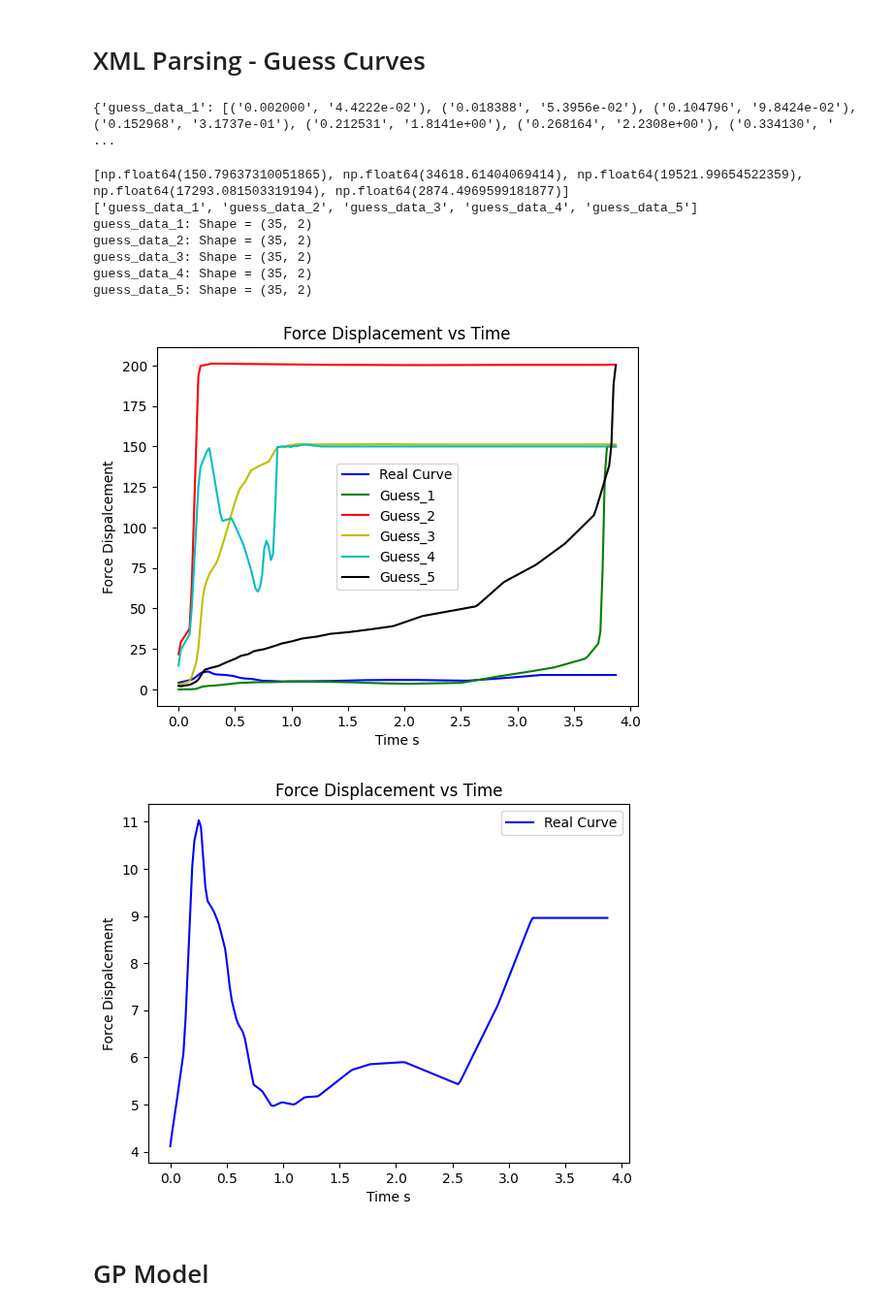
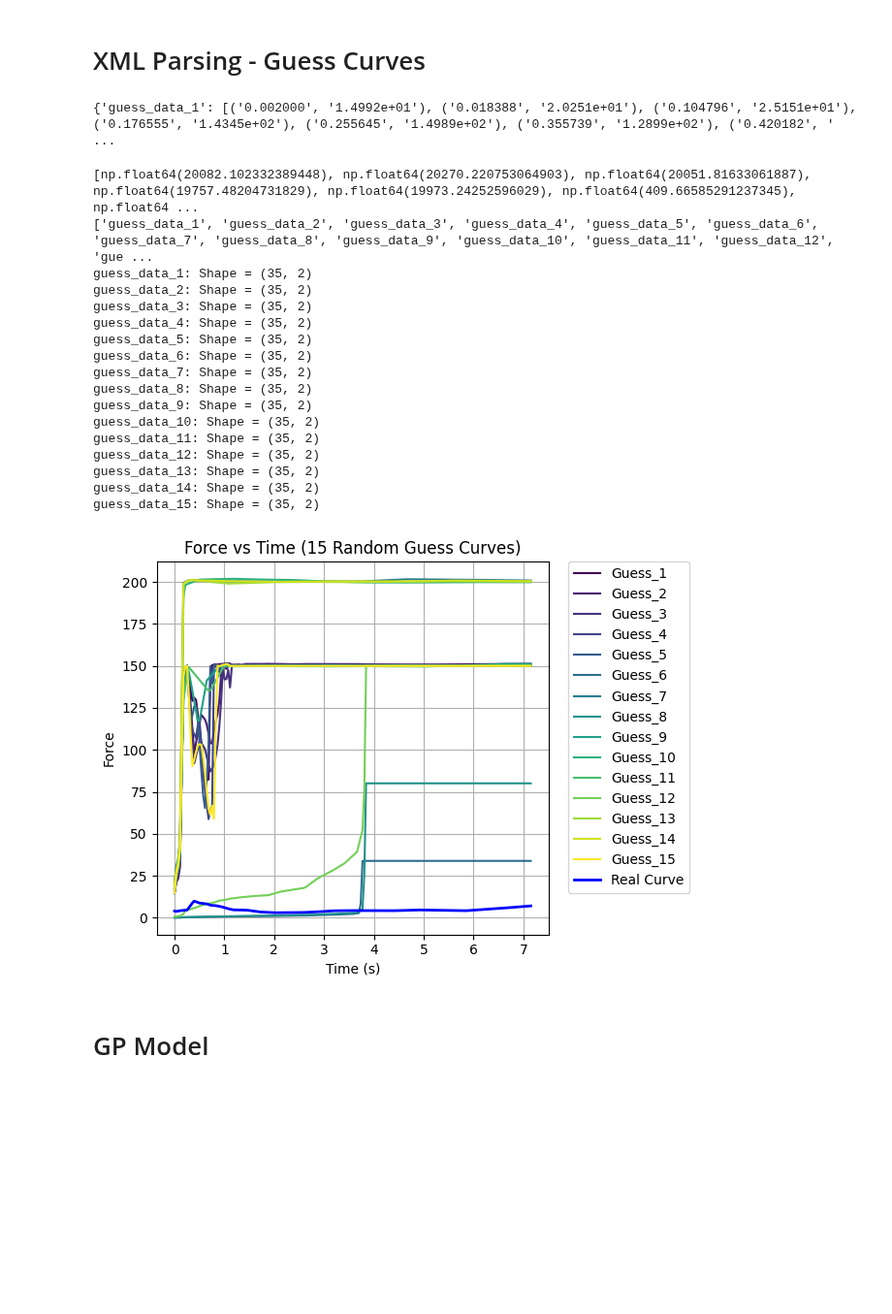
Before and after one commit to mariogov/moldflow_automation, a Jupyter notebook: Parameter_Identifier.ipynb, the cells around one changed output. Shown at 97% size. Saved outputs shown, nothing was run; the diff lists cells and outputs as text; code cells hidden in the pictures; blank space fills up the shorter version.

Commit message:
Master curve data added

```diff
--- a/Parameter_Identifier.ipynb
+++ b/Parameter_Identifier.ipynb
@@ -240,7 +238,7 @@ guess_force_data_all = {}
 area_data = []
 guess_data_all = {}
 
-# Displacement XML
+#Displacement XML
 
 # for i in range(5):
 #     guess_tree = ET.parse(f"H:\\XMLFiles\\study_{i + 1}_disp.xml")
@@ -296,8 +294,8 @@ guess_data_all = {}
 # print(guess_force_data_all)
 
 valid_xml = []
-for i in range(5):
-        guess_tree = ET.parse(f"H:\\XMLFiles\\study{i + 1}_force.xml")
+for i in range(15):
+        guess_tree = ET.parse(f"H:\\XMLFiles\\study_{i + 1}_force.xml")
         guess_root = guess_tree.getroot()
         guess_data = []
 
@@ -334,7 +332,7 @@ for i in range(5):
 
 print(guess_data_all)
 # %% [output]
-{'guess_data_1': [('0.002000', '4.4222e-02'), ('0.018388', '5.3956e-02'), ('0.104796', '9.8424e-02'), ('0.152968', '3.1737e-01'), ('0.212531', '1.8141e+00'), ('0.268164', '2.2308e+00'), ('0.334130', ' ...
+{'guess_data_1': [('0.002000', '1.4992e+01'), ('0.018388', '2.0251e+01'), ('0.104796', '2.5151e+01'), ('0.176555', '1.4345e+02'), ('0.255645', '1.4989e+02'), ('0.355739', '1.2899e+02'), ('0.420182', ' ...
 # %%
 print(area_data)
 print(list(guess_data_all.keys()))
@@ -342,42 +340,52 @@ for name, lst in guess_data_all.items():
     array = np.array(lst)
     print(f"{name}: Shape = {array.shape}")
 # %% [output]
-[np.float64(150.79637310051865), np.float64(34618.61404069414), np.float64(19521.99654522359), np.float64(17293.081503319194), np.float64(2874.4969599181877)]
-['guess_data_1', 'guess_data_2', 'guess_data_3', 'guess_data_4', 'guess_data_5']
+[np.float64(20082.102332389448), np.float64(20270.220753064903), np.float64(20051.81633061887), np.float64(19757.48204731829), np.float64(19973.24252596029), np.float64(409.66585291237345), np.float64 ...
+['guess_data_1', 'guess_data_2', 'guess_data_3', 'guess_data_4', 'guess_data_5', 'guess_data_6', 'guess_data_7', 'guess_data_8', 'guess_data_9', 'guess_data_10', 'guess_data_11', 'guess_data_12', 'gue ...
 guess_data_1: Shape = (35, 2)
 guess_data_2: Shape = (35, 2)
 guess_data_3: Shape = (35, 2)
 guess_data_4: Shape = (35, 2)
 guess_data_5: Shape = (35, 2)
+guess_data_6: Shape = (35, 2)
+guess_data_7: Shape = (35, 2)
+guess_data_8: Shape = (35, 2)
+guess_data_9: Shape = (35, 2)
+guess_data_10: Shape = (35, 2)
+guess_data_11: Shape = (35, 2)
+guess_data_12: Shape = (35, 2)
+guess_data_13: Shape = (35, 2)
+guess_data_14: Shape = (35, 2)
+guess_data_15: Shape = (35, 2)
-# %%
-common_time = np.linspace(0.0, max(real_time.max(), guess_time.max()), num=200)
-real_disp_resampled = np.interp(common_time, real_time, real_disp)
-guess_1_disp_resampled = np.interp(common_time, guess_time_1, guess_disp_1)
-guess_2_disp_resampled = np.interp(common_time, guess_time_2, guess_disp_2)
-guess_3_disp_resampled = np.interp(common_time, guess_time_3, guess_disp_3)
-guess_4_disp_resampled = np.interp(common_time, guess_time_4, guess_disp_4)
-guess_5_disp_resampled = np.interp(common_time, guess_time_5, guess_disp_5)
-plt.plot(common_time, real_disp_resampled, 'b-', label = 'Real Curve')
-plt.plot(common_time, guess_1_disp_resampled, 'g-',label = 'Guess_1' )
-plt.plot(common_time, guess_2_disp_resampled, 'r-',label = 'Guess_2' )
-plt.plot(common_time, guess_3_disp_resampled, 'y-',label = 'Guess_3' )
-plt.plot(common_time, guess_4_disp_resampled, 'c-',label = 'Guess_4' )
-plt.plot(common_time, guess_5_disp_resampled, 'k-',label = 'Guess_5' )
-plt.legend(loc='best')
-plt.xlabel('Time s')
-plt.ylabel('Force Dispalcement')
-# plt.ylim(1.84 ,1.88)
-plt.title('Force Displacement vs Time')
-plt.show()
-plt.plot(common_time, real_disp_resampled, 'b-', label = 'Real Curve')
-plt.legend(loc='best')
-plt.xlabel('Time s')
-plt.ylabel('Force Dispalcement')
-plt.title('Force Displacement vs Time')
-plt.show()
-# %% [output]
-[figure, removed]
-[figure, removed]
+# %%
+common_time = np.linspace(0.0, max(real_time.max(), guess_time.max()), num=200)
+real_disp_resampled = np.interp(common_time, real_time, real_disp)
+num_curves = len(guess_data_all)
+colormap = plt.get_cmap('viridis')
+for i, (key, guess_data) in enumerate(guess_data_all.items(), start=1):
+    if isinstance(guess_data[0], (list, tuple)) and len(guess_data[0]) == 2:
+        guess_data_array = np.array([(float(x), float(y)) for x, y in guess_data])
+        guess_time = guess_data_array[:, 0]
+        guess_disp = guess_data_array[:, 1]
+
+    guess_disp_resampled = np.interp(common_time, guess_time, guess_disp)
+
+
+    color = colormap((i - 1) / max(num_curves - 1, 1))
+    plt.plot(common_time, guess_disp_resampled, color=color, label=f'Guess_{i}')
+
+plt.plot(common_time, real_disp_resampled, 'b-', label='Real Curve', linewidth=2)
+
+# Finalize plot
+plt.legend(loc='upper left', bbox_to_anchor=(1.05, 1), borderaxespad=0.)
+plt.xlabel('Time (s)')
+plt.ylabel('Force')
+plt.title('Force vs Time (15 Random Guess Curves)')
+plt.grid(True)
+plt.tight_layout()
+plt.show()
+# %% [output]
+[figure, added]
 # %% [markdown]
 # GP Model
 # %%
```
Also changed, not shown: parts of 8 cells of this notebook, 5 other files.
